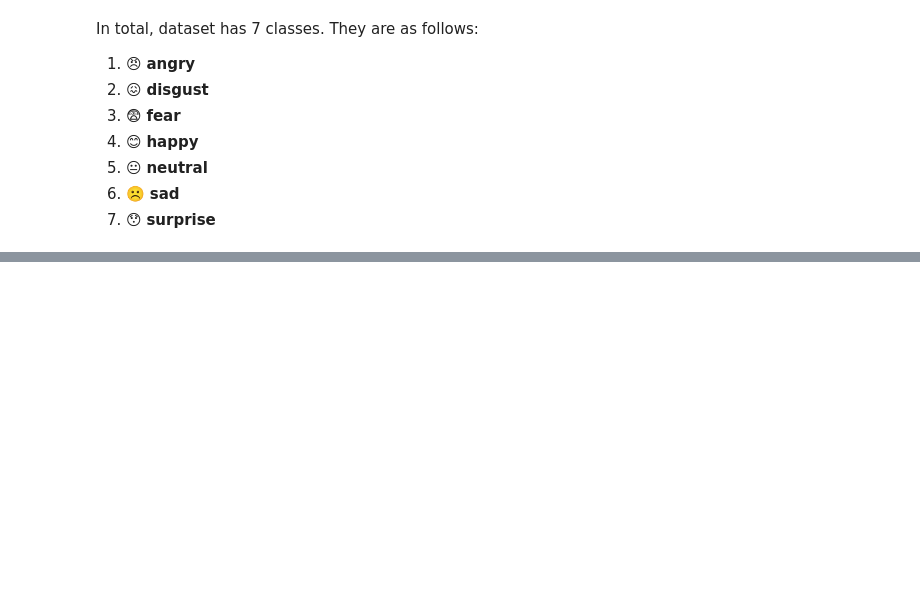
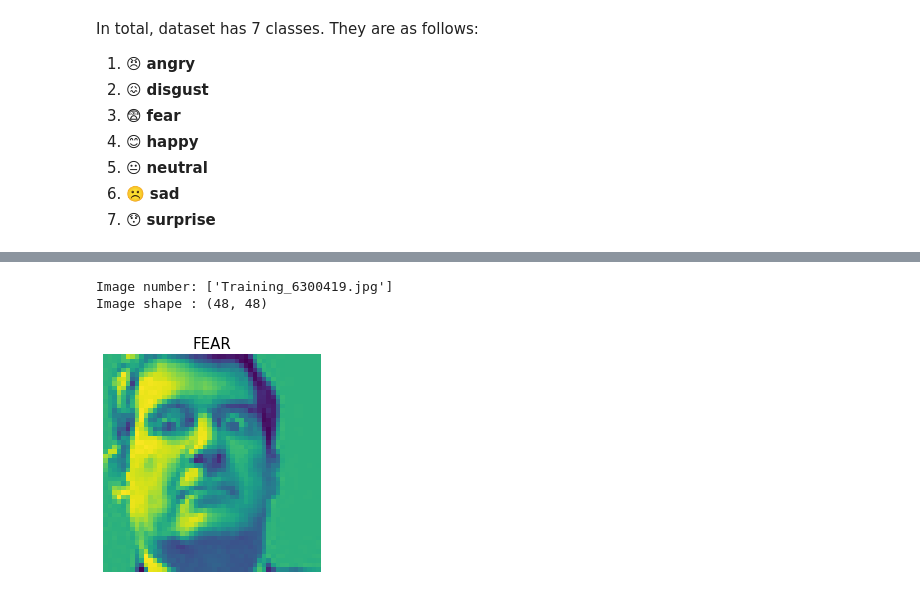
Before and after one commit to Arka1212/Live-Class-Monitoring-System-Face-Emotion-Recognition, a Jupyter notebook: Live_Class_Monitoring_System_(Face_Emotion_Recognition).ipynb, the cells around one changed output, grey strips where cells are left out. Drawn from its saved outputs; the diff is of its cells as text; code cells hidden in the pictures; blank space fills up the shorter version.

```diff
--- a/Live_Class_Monitoring_System_(Face_Emotion_Recognition).ipynb
+++ b/Live_Class_Monitoring_System_(Face_Emotion_Recognition).ipynb
@@ -108,0 +151,7 @@ In total, dataset has 7 classes. They are as follows:
+# %%
+# Viewing random images of 'fear' class.
+fear_img = view_random_images(train_dir,'fear')
+# %% [output]
+Image number: ['Training_6300419.jpg']
+Image shape : (48, 48)
+[figure, added]
```
Also changed, not shown: parts of 10 cells of this notebook.
